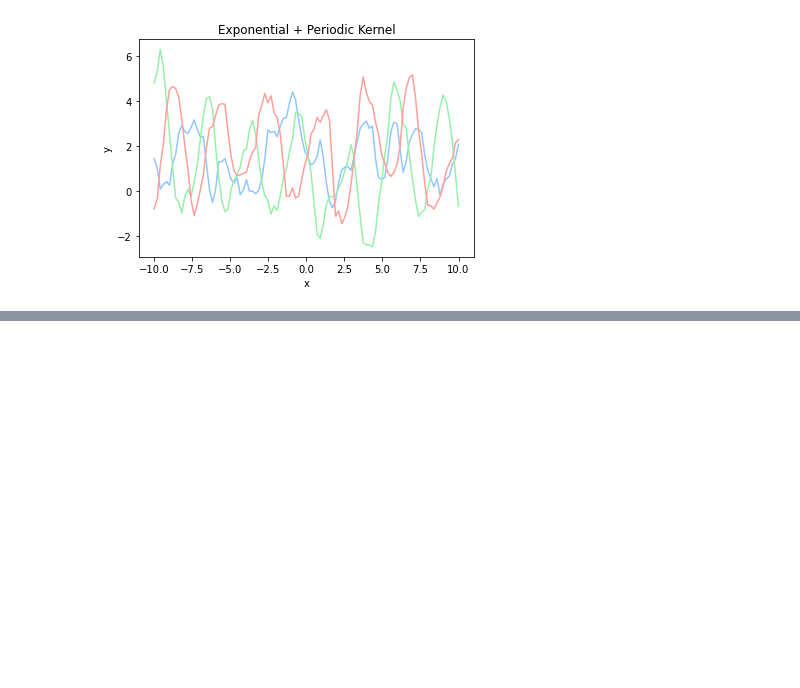
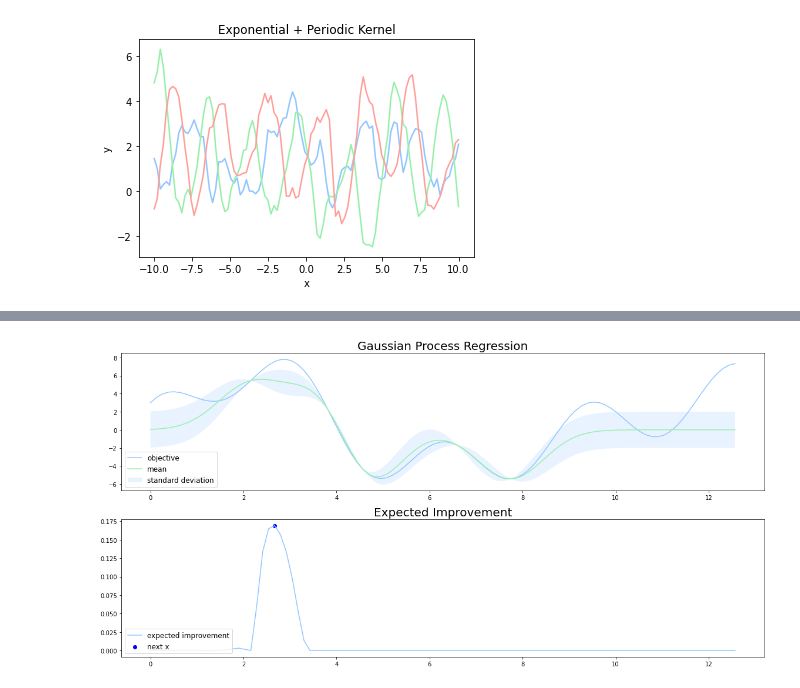
Before and after one commit to meltyyyyy/qiita, a Jupyter notebook: bo/acquisitions.ipynb, the cells around one changed output, grey strips where cells are left out. Cells and saved outputs as stored; diff of their text form; code cells hidden in the pictures; blank space fills up the shorter version.

```diff
--- a/bo/acquisitions.ipynb
+++ b/bo/acquisitions.ipynb
@@ -99,0 +141,37 @@ plot_gpr(x_train, y_train, x_test, mu, var)
+# %%
+plt.figure(figsize=(16, 8))
+plt.subplot(2,1,1)
+plt.title('Gaussian Process Regression', fontsize=20)
+
+plt.plot(data_x, data_y, label='objective')
+std = np.sqrt(np.abs(var))
+
+plt.plot(data_x, mu, label='mean')
+
+plt.fill_between(
+        data_x,
+        mu + 2 * std,
+        mu - 2 * std,
+        alpha=.2,
+        label='standard deviation')
+
+plt.legend(
+        loc='lower left',
+        fontsize=12)
+
+plt.subplot(2,1,2)
+plt.title('Expected Improvement', fontsize=20)
+plt.plot(
+        data_x,
+        ei,
+        label='expected improvement')
+index = np.argmax(ei)
+plt.scatter(data_x[index], ei[index], color='blue', label='next x')
+
+plt.legend(
+        loc='lower left',
+        fontsize=12)
+plt.tight_layout()
+plt.savefig('acquisition.png')
+# %% [output]
+[figure, added]
```
Also changed, not shown: parts of 9 cells of this notebook, 1 other file.
